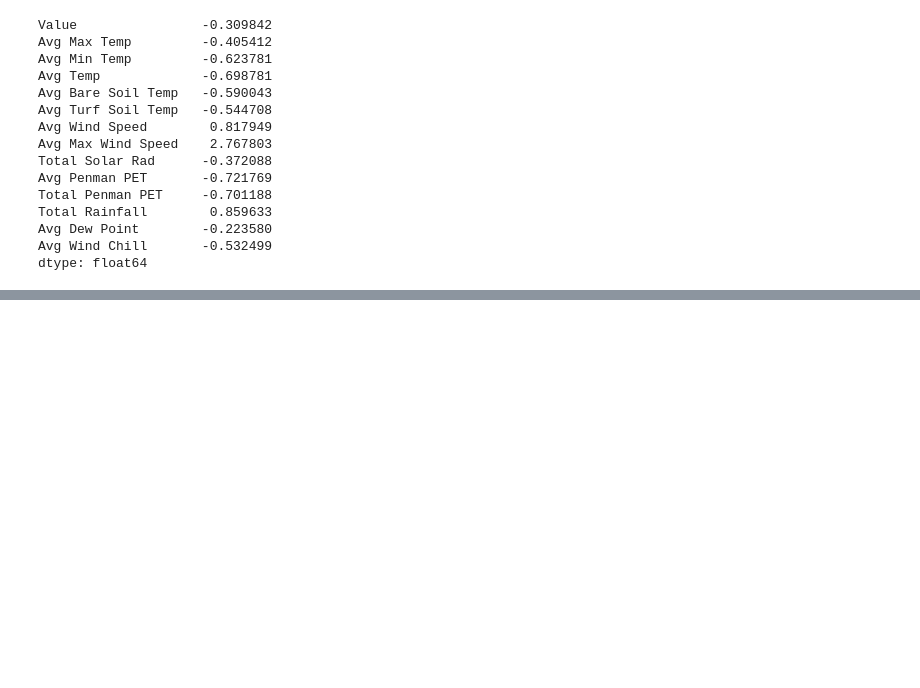
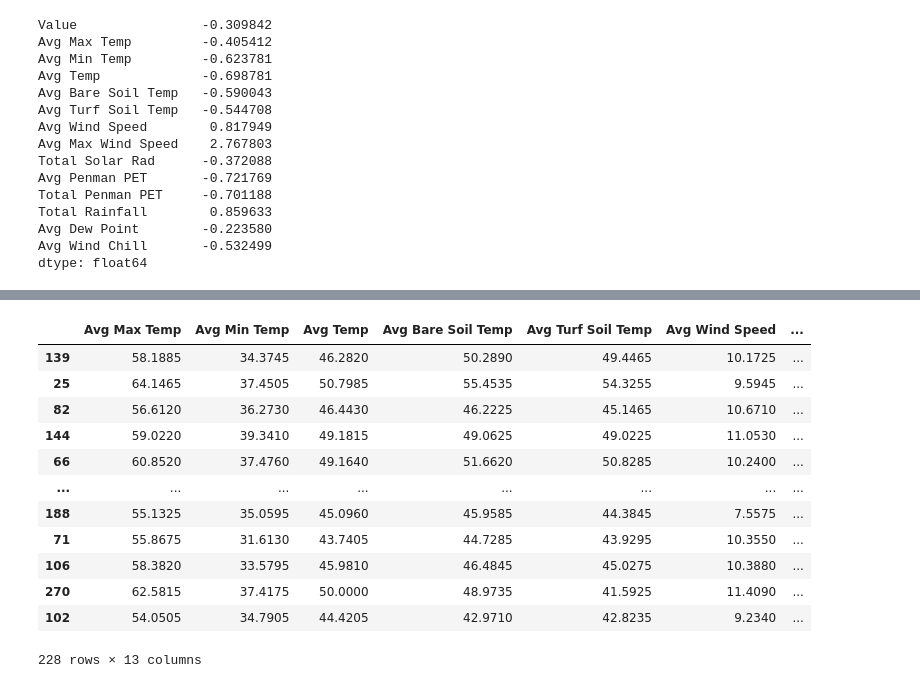
Before and after one commit to dajley/IQR-Method, a Jupyter notebook: Main_Dataset.ipynb, the cells around one changed output, grey strips where cells are left out. Saved outputs shown, nothing was run; the diff lists cells and outputs as text; code cells hidden in the pictures; blank space fills up the shorter version.

```diff
--- a/Main_Dataset.ipynb
+++ b/Main_Dataset.ipynb
@@ -180,0 +311,17 @@ for col in df_main.columns:
+# %%
+#shows 80% of data
+x_train
+# %% [output]
+|  | Avg Max Temp | Avg Min Temp | Avg Temp | Avg Bare Soil Temp | Avg Turf Soil Temp | Avg Wind Speed | ... |
+| 139 | 58.1885 | 34.3745 | 46.2820 | 50.2890 | 49.4465 | 10.1725 | ... |
+| 25 | 64.1465 | 37.4505 | 50.7985 | 55.4535 | 54.3255 | 9.5945 | ... |
+| 82 | 56.6120 | 36.2730 | 46.4430 | 46.2225 | 45.1465 | 10.6710 | ... |
+| 144 | 59.0220 | 39.3410 | 49.1815 | 49.0625 | 49.0225 | 11.0530 | ... |
+| 66 | 60.8520 | 37.4760 | 49.1640 | 51.6620 | 50.8285 | 10.2400 | ... |
+| ... | ... | ... | ... | ... | ... | ... | ... |
+| 188 | 55.1325 | 35.0595 | 45.0960 | 45.9585 | 44.3845 | 7.5575 | ... |
+| 71 | 55.8675 | 31.6130 | 43.7405 | 44.7285 | 43.9295 | 10.3550 | ... |
+| 106 | 58.3820 | 33.5795 | 45.9810 | 46.4845 | 45.0275 | 10.3880 | ... |
+| 270 | 62.5815 | 37.4175 | 50.0000 | 48.9735 | 41.5925 | 11.4090 | ... |
+| 102 | 54.0505 | 34.7905 | 44.4205 | 42.9710 | 42.8235 | 9.2340 | ... |
+228 rows × 13 columns
```
Also changed, not shown: parts of 32 cells of this notebook.
